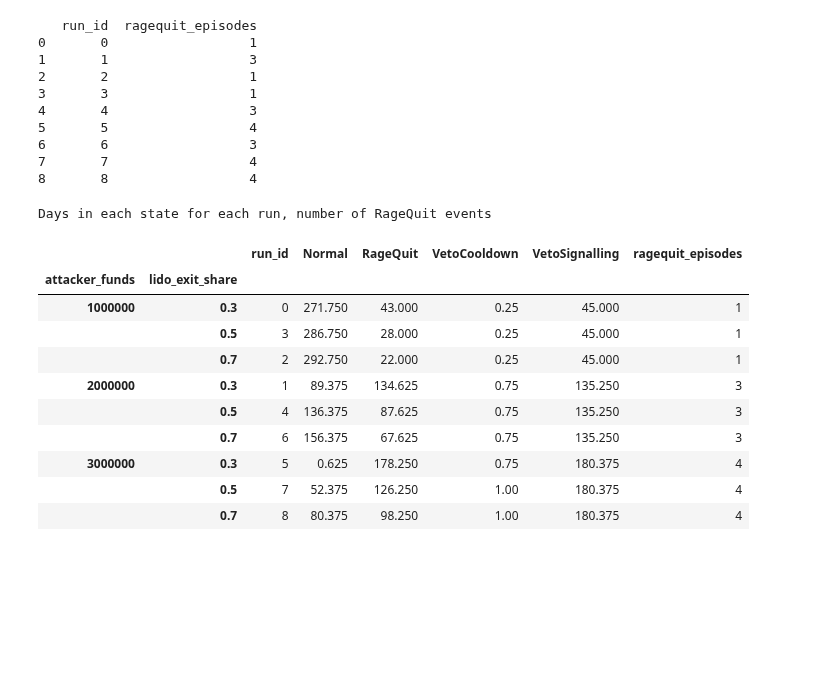
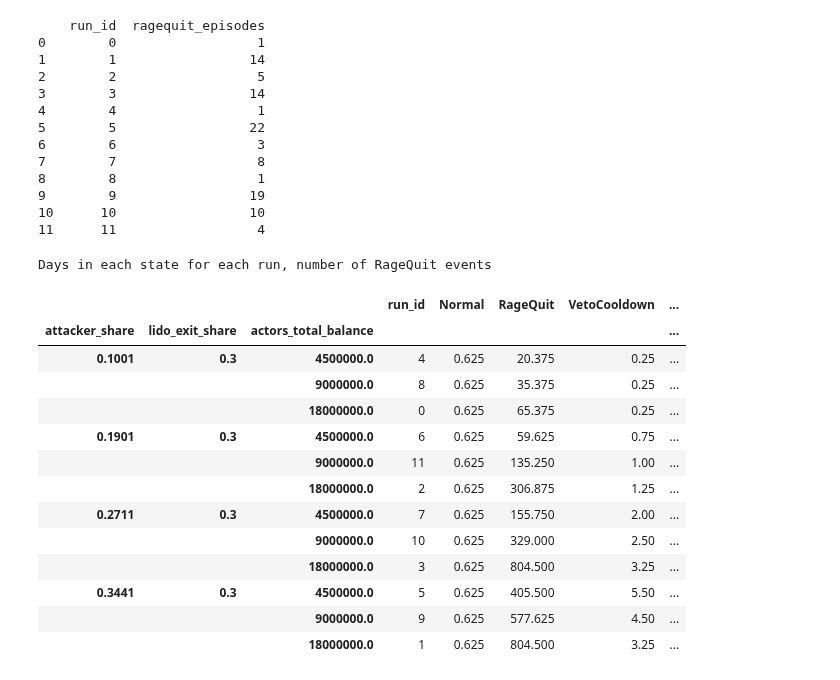
Before and after one commit to collectif-dao/dg-research, a Jupyter notebook: experiments/notebooks/clean_notebook_rageloop.ipynb, the cells around one changed output. Saved outputs shown, nothing was run; the diff lists cells and outputs as text; code cells hidden in the pictures; blank space fills up the shorter version.

```diff
--- a/experiments/notebooks/clean_notebook_rageloop.ipynb
+++ b/experiments/notebooks/clean_notebook_rageloop.ipynb
@@ -40,5 +82,5 @@ timestep_data_df_full_with_params = timestep_data_df_full.merge(start_data_df_fu
 # %%
-state_timesteps_df = timestep_data_df_full.groupby(['run_id', 'dg_state_name']).size().unstack(fill_value=0)
+state_timesteps_df = cleaned_timestep_data_df.groupby(['run_id', 'dg_state_name']).size().unstack(fill_value=0)
 state_timesteps_df *= 3 / 24
 print('Days in each state for each run')
 state_timesteps_df
@@ -87,37 +132,50 @@ def count_ragequit_episodes(df):
     return pd.DataFrame(results)
 
 # Apply the function to your DataFrame
-ragequit_episodes_df = count_ragequit_episodes(timestep_data_df_full)
+ragequit_episodes_df = count_ragequit_episodes(cleaned_timestep_data_df)
 
 # Display the result
 print(ragequit_episodes_df)
 # %% [output]
-   run_id  ragequit_episodes
-0       0                  1
-1       1                  3
-2       2                  1
-3       3                  1
-4       4                  3
-5       5                  4
-6       6                  3
-7       7                  4
-8       8                  4
+    run_id  ragequit_episodes
+0        0                  1
+1        1                 14
+2        2                  5
+3        3                 14
+4        4                  1
+5        5                 22
+6        6                  3
+7        7                  8
+8        8                  1
+9        9                 19
+10      10                 10
+11      11                  4
+# %%
+starting_balances = timestep_data_df_full_with_params[timestep_data_df_full_with_params['timestep'] == 1].groupby('run_id')['actors_total_balance'].sum()
+state_timesteps_df = state_timesteps_df.merge(starting_balances, on='run_id')
 # %%
 print('Days in each state for each run, number of RageQuit events')
-state_timesteps_df.merge(ragequit_episodes_df, on='run_id').merge(start_data_df_full[['run_id', 'attacker_funds', 'lido_exit_share']], on='run_id').set_index(['attacker_funds', 'lido_exit_share']).sort_index()
+state_timesteps_df = state_timesteps_df.merge(ragequit_episodes_df, on='run_id').merge(start_data_df_full[['run_id', 'attacker_funds', 'lido_exit_share']], on='run_id')
+state_timesteps_df['attacker_share'] = state_timesteps_df['attacker_funds'] / (state_timesteps_df['attacker_funds'] + 9000000)
+state_timesteps_df = state_timesteps_df.set_index(['attacker_share', 'lido_exit_share', 'actors_total_balance']).sort_index()
+# state_timesteps_df['attacker_share'] = [0.1, 0.19, 0.271, 0.344]
+state_timesteps_df
 # %% [output]
 Days in each state for each run, number of RageQuit events
-|  |  | run_id | Normal | RageQuit | VetoCooldown | VetoSignalling | ragequit_episodes |
-| attacker_funds | lido_exit_share |  |  |  |  |  |  |
-| 1000000 | 0.3 | 0 | 271.750 | 43.000 | 0.25 | 45.000 | 1 |
-|  | 0.5 | 3 | 286.750 | 28.000 | 0.25 | 45.000 | 1 |
-|  | 0.7 | 2 | 292.750 | 22.000 | 0.25 | 45.000 | 1 |
-| 2000000 | 0.3 | 1 | 89.375 | 134.625 | 0.75 | 135.250 | 3 |
-|  | 0.5 | 4 | 136.375 | 87.625 | 0.75 | 135.250 | 3 |
-|  | 0.7 | 6 | 156.375 | 67.625 | 0.75 | 135.250 | 3 |
-| 3000000 | 0.3 | 5 | 0.625 | 178.250 | 0.75 | 180.375 | 4 |
-|  | 0.5 | 7 | 52.375 | 126.250 | 1.00 | 180.375 | 4 |
-|  | 0.7 | 8 | 80.375 | 98.250 | 1.00 | 180.375 | 4 |
+|  |  |  | run_id | Normal | RageQuit | VetoCooldown | ... |
+| attacker_share | lido_exit_share | actors_total_balance |  |  |  |  | ... |
+| 0.1001 | 0.3 | 4500000.0 | 4 | 0.625 | 20.375 | 0.25 | ... |
+|  |  | 9000000.0 | 8 | 0.625 | 35.375 | 0.25 | ... |
+|  |  | 18000000.0 | 0 | 0.625 | 65.375 | 0.25 | ... |
+| 0.1901 | 0.3 | 4500000.0 | 6 | 0.625 | 59.625 | 0.75 | ... |
+|  |  | 9000000.0 | 11 | 0.625 | 135.250 | 1.00 | ... |
+|  |  | 18000000.0 | 2 | 0.625 | 306.875 | 1.25 | ... |
+| 0.2711 | 0.3 | 4500000.0 | 7 | 0.625 | 155.750 | 2.00 | ... |
+|  |  | 9000000.0 | 10 | 0.625 | 329.000 | 2.50 | ... |
+|  |  | 18000000.0 | 3 | 0.625 | 804.500 | 3.25 | ... |
+| 0.3441 | 0.3 | 4500000.0 | 5 | 0.625 | 405.500 | 5.50 | ... |
+|  |  | 9000000.0 | 9 | 0.625 | 577.625 | 4.50 | ... |
+|  |  | 18000000.0 | 1 | 0.625 | 804.500 | 3.25 | ... |
 # %%
 import pandas as pd
 
```
Also changed, not shown: parts of 7 cells of this notebook, 3 other files.
